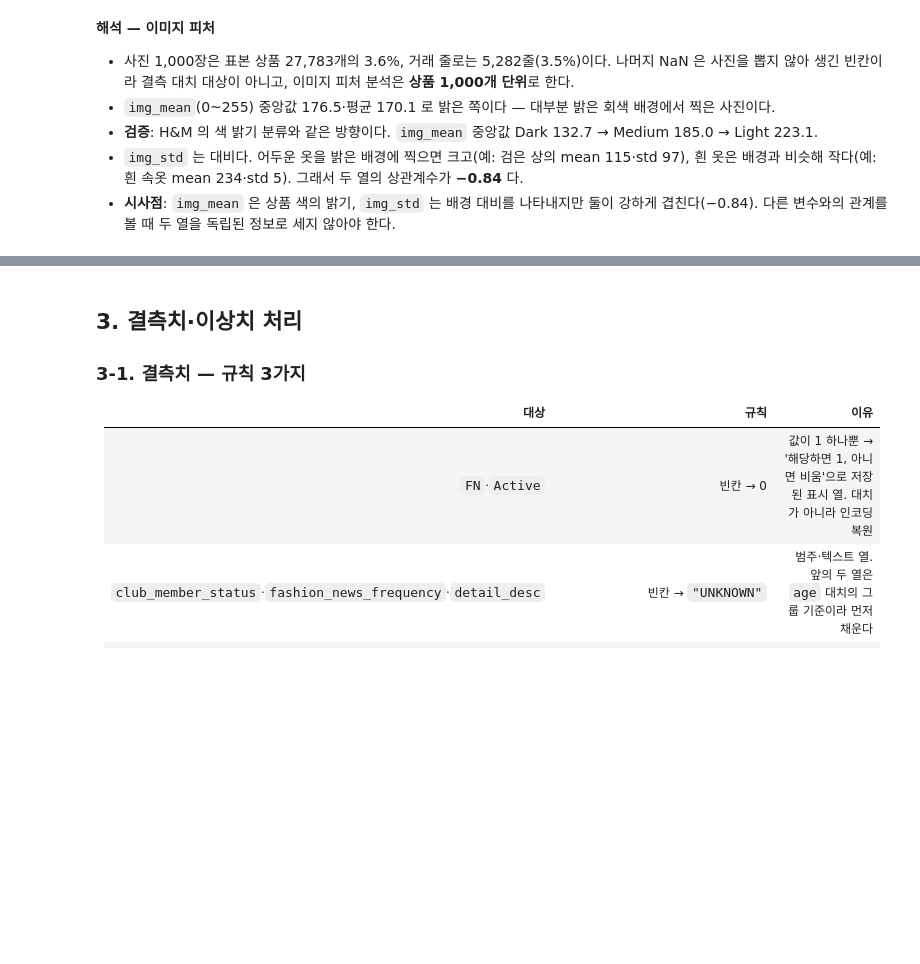
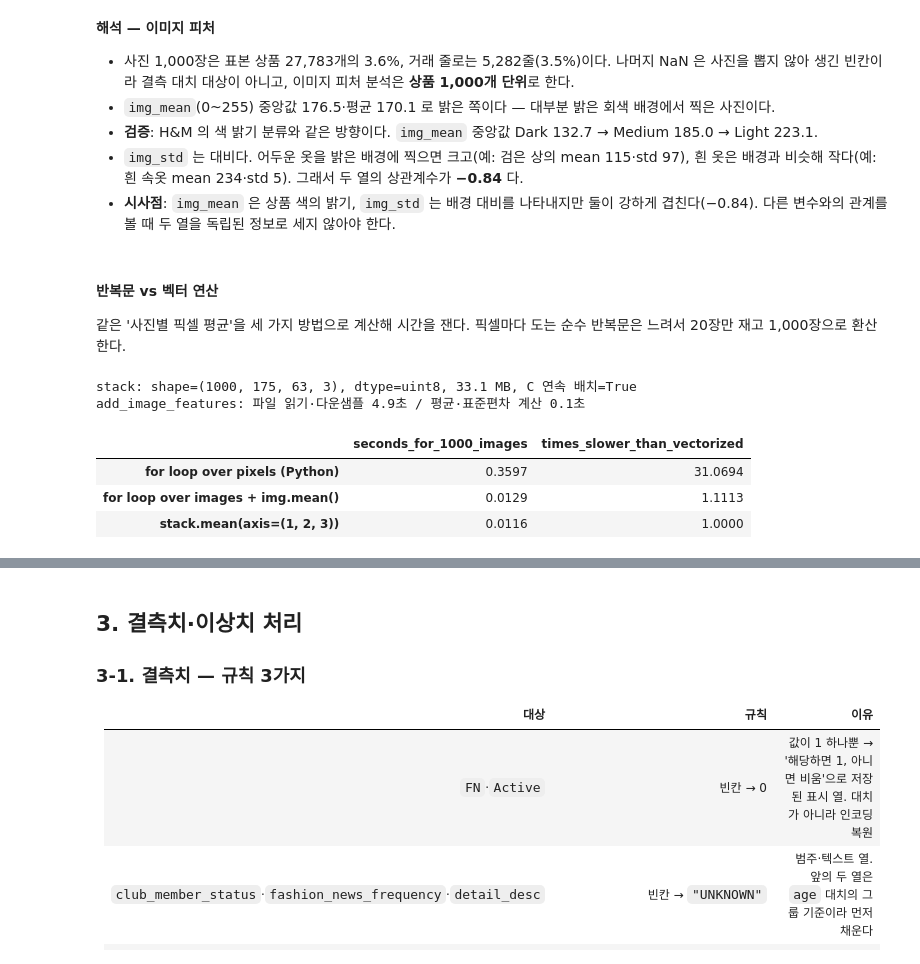
Before and after one commit to sangwoo-codyssey/a1-1-ecommerce-rfm, a Jupyter notebook: notebooks/analysis_report.ipynb, the cells around one changed output, grey strips where cells are left out. Cells and saved outputs as stored; diff of their text form; code cells hidden in the pictures; blank space fills up the shorter version.

```diff
--- a/notebooks/analysis_report.ipynb
+++ b/notebooks/analysis_report.ipynb
@@ -241,3 +243,48 @@ img_mean ↔ img_std 상관계수: -0.84
 - **검증**: H&M 의 색 밝기 분류와 같은 방향이다. `img_mean` 중앙값 Dark 132.7 → Medium 185.0 → Light 223.1.
 - `img_std` 는 대비다. 어두운 옷을 밝은 배경에 찍으면 크고(예: 검은 상의 mean 115·std 97), 흰 옷은 배경과 비슷해 작다(예: 흰 속옷 mean 234·std 5). 그래서 두 열의 상관계수가 **−0.84** 다.
 - **시사점**: `img_mean` 은 상품 색의 밝기, `img_std` 는 배경 대비를 나타내지만 둘이 강하게 겹친다(−0.84). 다른 변수와의 관계를 볼 때 두 열을 독립된 정보로 세지 않아야 한다.
+# %% [markdown]
+#### 반복문 vs 벡터 연산
+
+같은 '사진별 픽셀 평균'을 세 가지 방법으로 계산해 시간을 잰다. 픽셀마다 도는 순수 반복문은 느려서 20장만 재고 1,000장으로 환산한다.
+# %%
+import time
+
+stack = analyzer.image_stack
+print(f"stack: shape={stack.shape}, dtype={stack.dtype}, {stack.nbytes / 1e6:.1f} MB, "
+      f"C 연속 배치={stack.flags['C_CONTIGUOUS']}")
+print(f"add_image_features: 파일 읽기·다운샘플 {analyzer.image_summary['read_seconds']}초 / "
+      f"평균·표준편차 계산 {analyzer.image_summary['compute_seconds']}초")
+
+def python_loop_mean(img):
+    total = 0
+    for value in img.ravel().tolist():  # 픽셀 값을 하나씩 꺼내 더한다
+        total += value
+    return total / img.size
+
+def best_of(fn, repeat=3):
+    best, result = float("inf"), None
+    for _ in range(repeat):
+        t = time.perf_counter()
+        result = fn()
+        best = min(best, time.perf_counter() - t)
+    return best, result
+
+n_loop = 20
+t_loop, r_loop = best_of(lambda: [python_loop_mean(img) for img in stack[:n_loop]], repeat=1)
+t_each, r_each = best_of(lambda: np.array([img.mean() for img in stack]))
+t_vec, r_vec = best_of(lambda: stack.mean(axis=(1, 2, 3)))
+assert np.allclose(r_loop, r_vec[:n_loop]) and np.allclose(r_each, r_vec)  # 세 방법의 결과가 같다
+
+bench = pd.DataFrame({"seconds_for_1000_images": [t_loop * len(stack) / n_loop, t_each, t_vec]},
+                     index=["for loop over pixels (Python)", "for loop over images + img.mean()",
+                            "stack.mean(axis=(1, 2, 3))"])
+bench["times_slower_than_vectorized"] = bench["seconds_for_1000_images"] / t_vec
+bench.round(4)
+# %% [output]
+stack: shape=(1000, 175, 63, 3), dtype=uint8, 33.1 MB, C 연속 배치=True
+add_image_features: 파일 읽기·다운샘플 4.9초 / 평균·표준편차 계산 0.1초
+|  | seconds_for_1000_images | times_slower_than_vectorized |
+| for loop over pixels (Python) | 0.3597 | 31.0694 |
+| for loop over images + img.mean() | 0.0129 | 1.1113 |
+| stack.mean(axis=(1, 2, 3)) | 0.0116 | 1.0000 |
```
Also changed, not shown: parts of 10 cells of this notebook, 1 other file.
